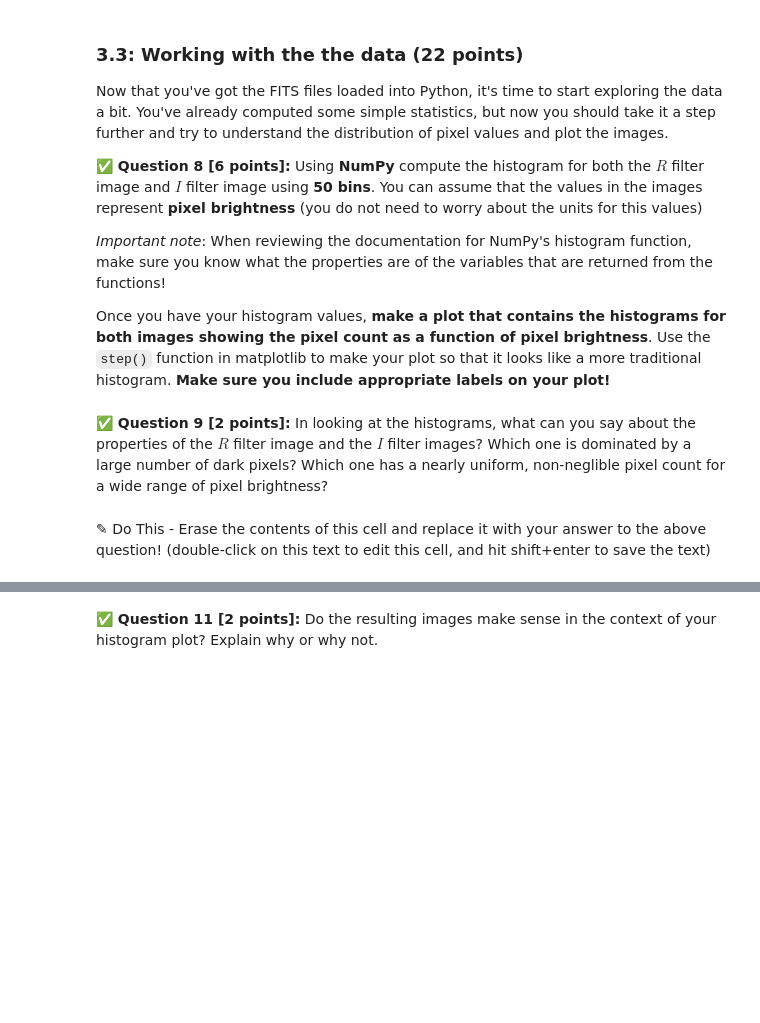
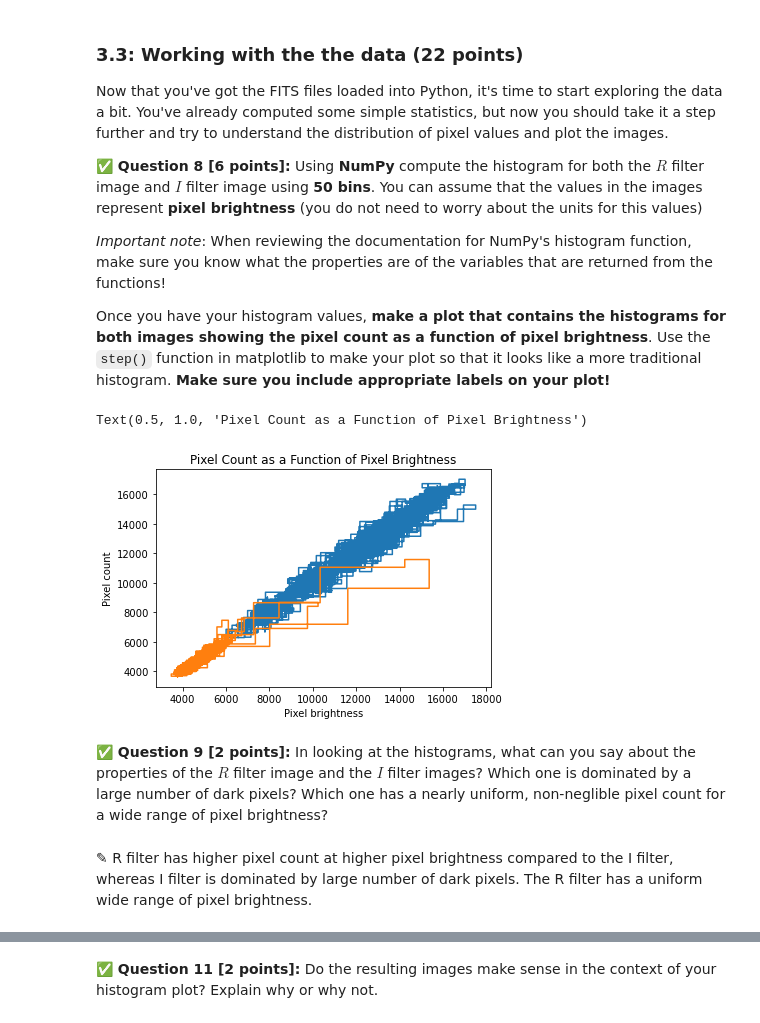
Before and after one commit to scottjaymsu/cmse202-s21-turnin, a Jupyter notebook: hw-01/HW-01_GitPracticeDebuggingAndPythonPackages-STUDENT.ipynb, the cells around one changed output, grey strips where cells are left out. Saved outputs shown, nothing was run; the diff lists cells and outputs as text; code cells hidden in the pictures; blank space fills up the shorter version.

```diff
--- a/hw-01/HW-01_GitPracticeDebuggingAndPythonPackages-STUDENT.ipynb
+++ b/hw-01/HW-01_GitPracticeDebuggingAndPythonPackages-STUDENT.ipynb
@@ -254,7 +252,23 @@ Once you have your histogram values, **make a plot that contains the histograms
+# %%
+# Put your code here
+import matplotlib.pyplot as plt
+%matplotlib inline
+
+np.histogram(red_array, bins=50)
+plt.step(red_array[0], red_array[1])
+
+np.histogram(ir_array, bins=50)
+plt.step(ir_array[0], ir_array[1])
+plt.xlabel('Pixel brightness')
+plt.ylabel('Pixel count')
+plt.title('Pixel Count as a Function of Pixel Brightness')
+# %% [output]
+Text(0.5, 1.0, 'Pixel Count as a Function of Pixel Brightness')
+[figure, added]
 # %% [markdown]
 **&#9989; Question 9 [2 points]:** In looking at the histograms, what can you say about the properties of the $R$ filter image and the $I$ filter images? Which one is dominated by a large number of dark pixels? Which one has a nearly uniform, non-neglible pixel count for a wide range of pixel brightness?
-# %% [markdown]
-<font size=+3>&#9998;</font> Do This - Erase the contents of this cell and replace it with your answer to the above question!  (double-click on this text to edit this cell, and hit shift+enter to save the text)
+# %% [markdown]
+<font size=+3>&#9998;</font> R filter has higher pixel count at higher pixel brightness compared to the I filter, whereas I filter is dominated by large number of dark pixels. The R filter has a uniform wide range of pixel brightness.
 # %% [markdown]
 Now that you have a bit of understanding about the the properties of the images are, let's see if the images themselves match your expectations.
 
```
Also changed, not shown: parts of 5 cells of this notebook.
